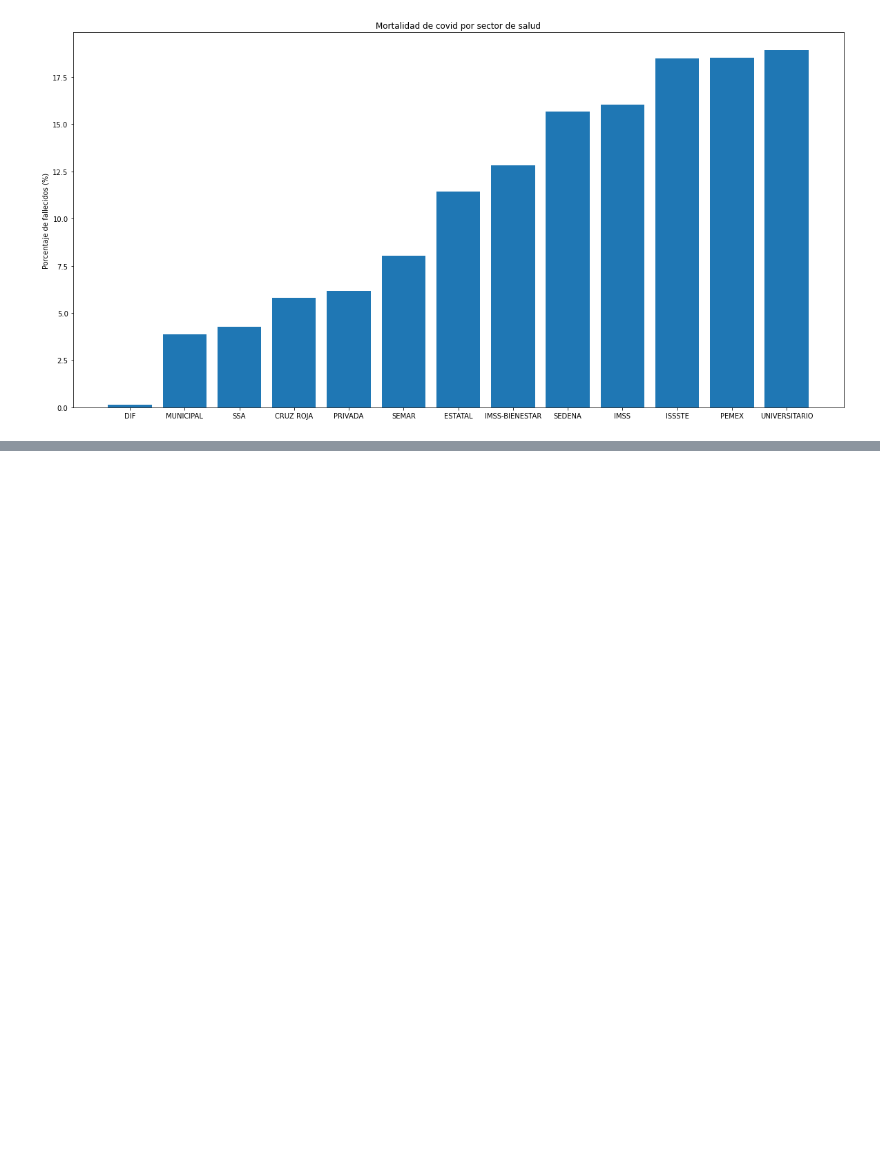
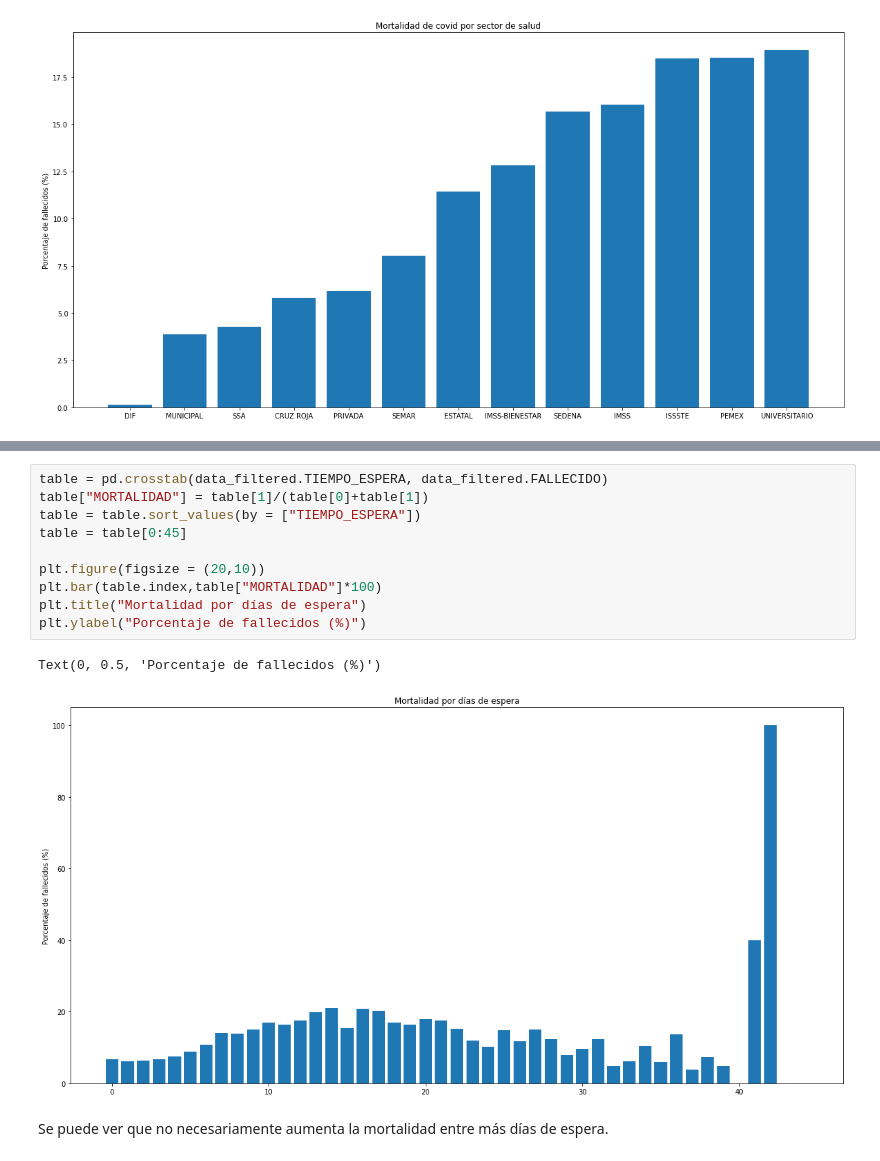
Before and after one commit to EduHdzVillasana/COVIDSTATSMX, a Jupyter notebook: Análisis y Modelado/COVID_MX.ipynb, the cells around one changed output, grey strips where cells are left out. Saved outputs shown, nothing was run; the diff lists cells and outputs as text; blank space fills up the shorter version.

```diff
--- a/Análisis y Modelado/COVID_MX.ipynb
+++ b/Análisis y Modelado/COVID_MX.ipynb
@@ -538,0 +609,15 @@ Text(0, 0.5, 'Porcentaje de fallecidos (%)')
+# %%
+table = pd.crosstab(data_filtered.TIEMPO_ESPERA, data_filtered.FALLECIDO)
+table["MORTALIDAD"] = table[1]/(table[0]+table[1])
+table = table.sort_values(by = ["TIEMPO_ESPERA"])
+table = table[0:45]
+
+plt.figure(figsize = (20,10))
+plt.bar(table.index,table["MORTALIDAD"]*100)
+plt.title("Mortalidad por días de espera")
+plt.ylabel("Porcentaje de fallecidos (%)")
+# %% [output]
+Text(0, 0.5, 'Porcentaje de fallecidos (%)')
+[figure, added]
+# %% [markdown]
+Se puede ver que no necesariamente aumenta la mortalidad entre más días de espera.
```
Also changed, not shown: parts of 37 cells of this notebook.
